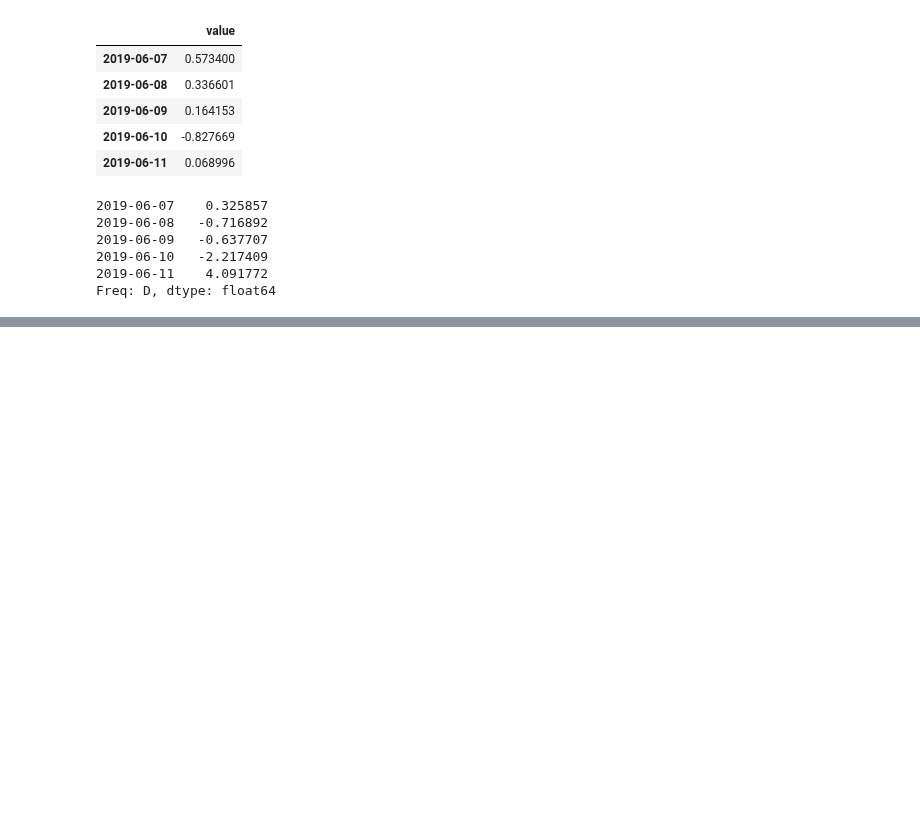
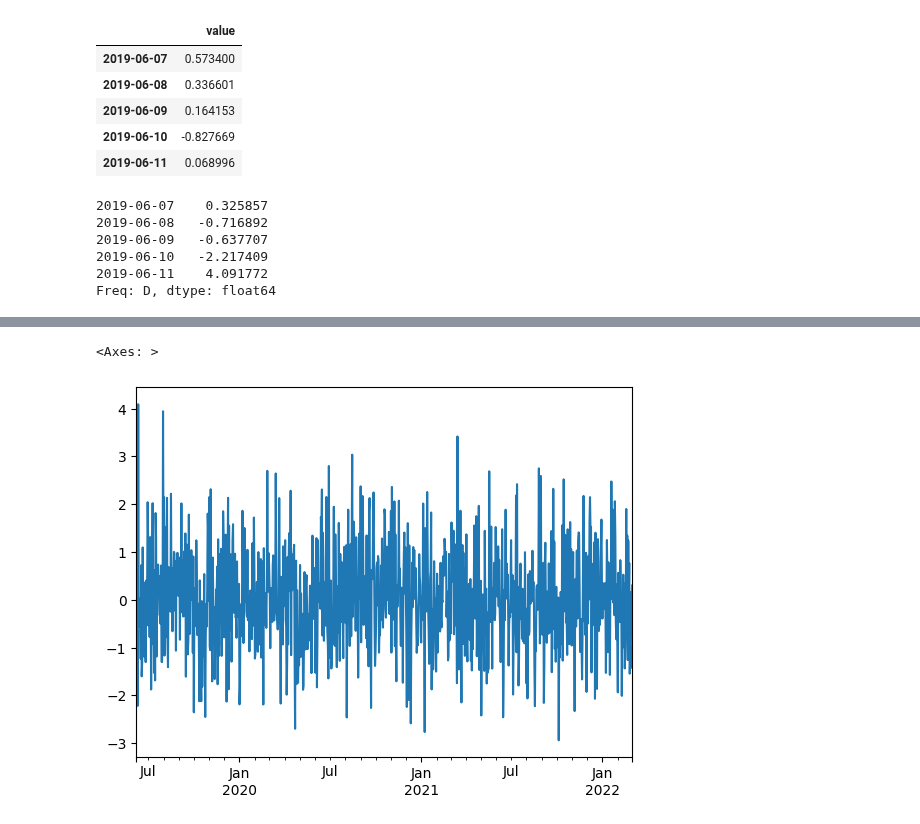
Before and after one commit to siddartha-10/Data-Science, a Jupyter notebook: Data_visualization/Data Visualization with pandas.ipynb, the cells around one changed output, grey strips where cells are left out. Saved outputs shown, nothing was run; the diff lists cells and outputs as text; code cells hidden in the pictures; blank space fills up the shorter version.

```diff
--- a/Data_visualization/Data Visualization with pandas.ipynb
+++ b/Data_visualization/Data Visualization with pandas.ipynb
@@ -34,0 +42,5 @@ Freq: D, dtype: float64
+# %%
+ts.plot()
+# %% [output]
+<Axes: >
+[figure, added]
```
Also changed, not shown: parts of 2 cells of this notebook.
